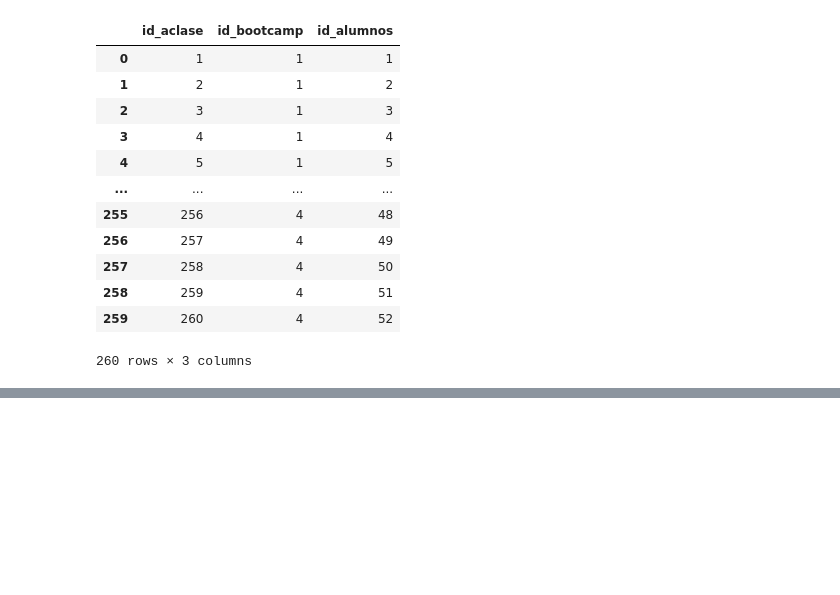
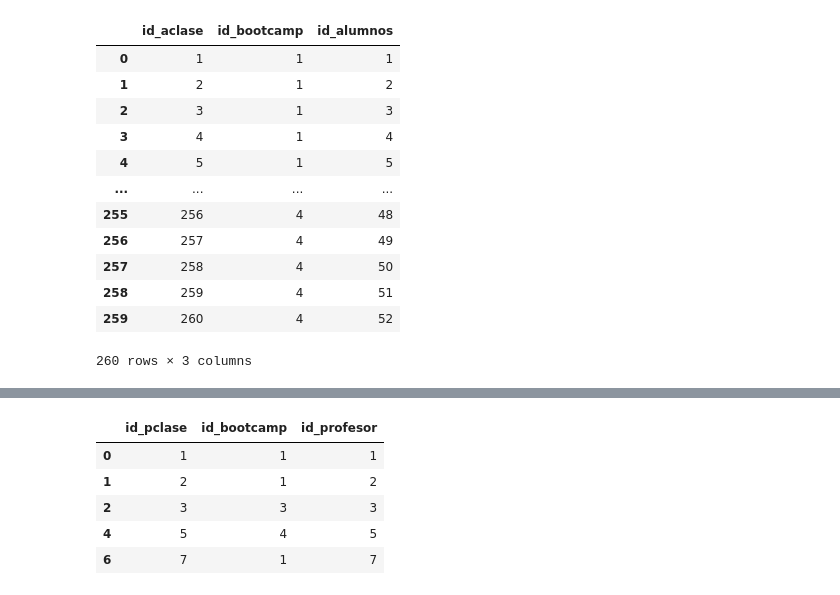
Before and after one commit to IreneAP19/DDBB, a Jupyter notebook: DDBB.ipynb, the cells around one changed output, grey strips where cells are left out. Saved outputs shown, nothing was run; the diff lists cells and outputs as text; code cells hidden in the pictures; blank space fills up the shorter version.

```diff
--- a/DDBB.ipynb
+++ b/DDBB.ipynb
@@ -245,0 +267,18 @@ a_alumnos
+# %%
+p_clase = pd.merge(claus, bootcamp_cruce, left_on=['Promocion','Campus', 'Vertical'], right_on=['Promocion','campus','vertical'], how='left')
+p_clase = p_clase.loc[:,['Nombre','id_bootcamp']]
+p_clase = pd.merge(p_clase, claustro, left_on=['Nombre'], right_on=['nombre'], how='left')
+p_clase = p_clase.loc[:,['id_bootcamp', 'id_profesor']]
+p_clase.insert(0, 'id_pclase', range(1, len(p_clase) + 1))
+p_clase.dropna(inplace=True)
+# %%
+p_clase["id_bootcamp"] = p_clase["id_bootcamp"].astype("int")
+# %%
+p_clase.head()
+# %% [output]
+|  | id_pclase | id_bootcamp | id_profesor |
+| 0 | 1 | 1 | 1 |
+| 1 | 2 | 1 | 2 |
+| 2 | 3 | 3 | 3 |
+| 4 | 5 | 4 | 5 |
+| 6 | 7 | 1 | 7 |
```
Also changed, not shown: parts of 4 cells of this notebook.
